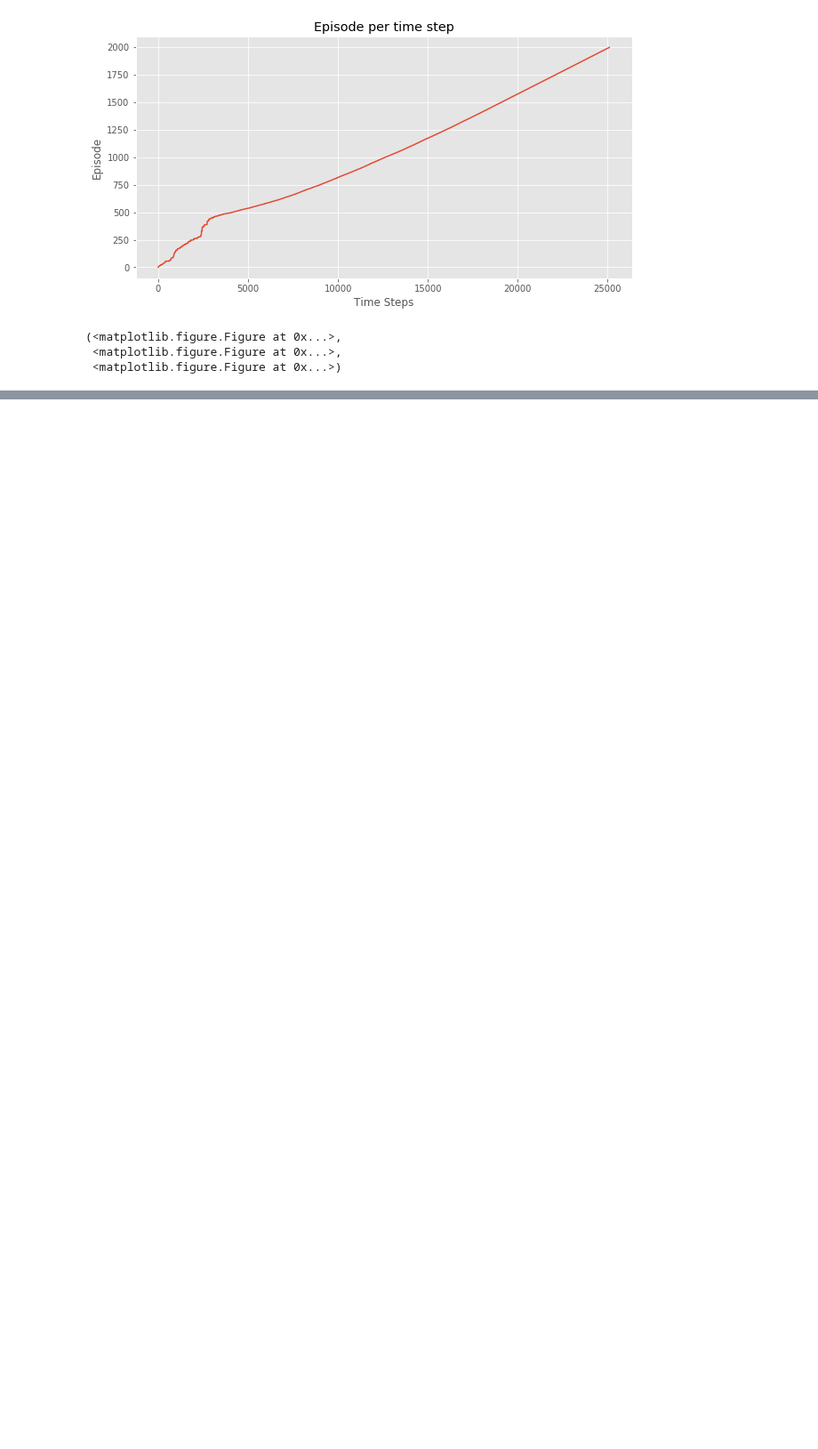
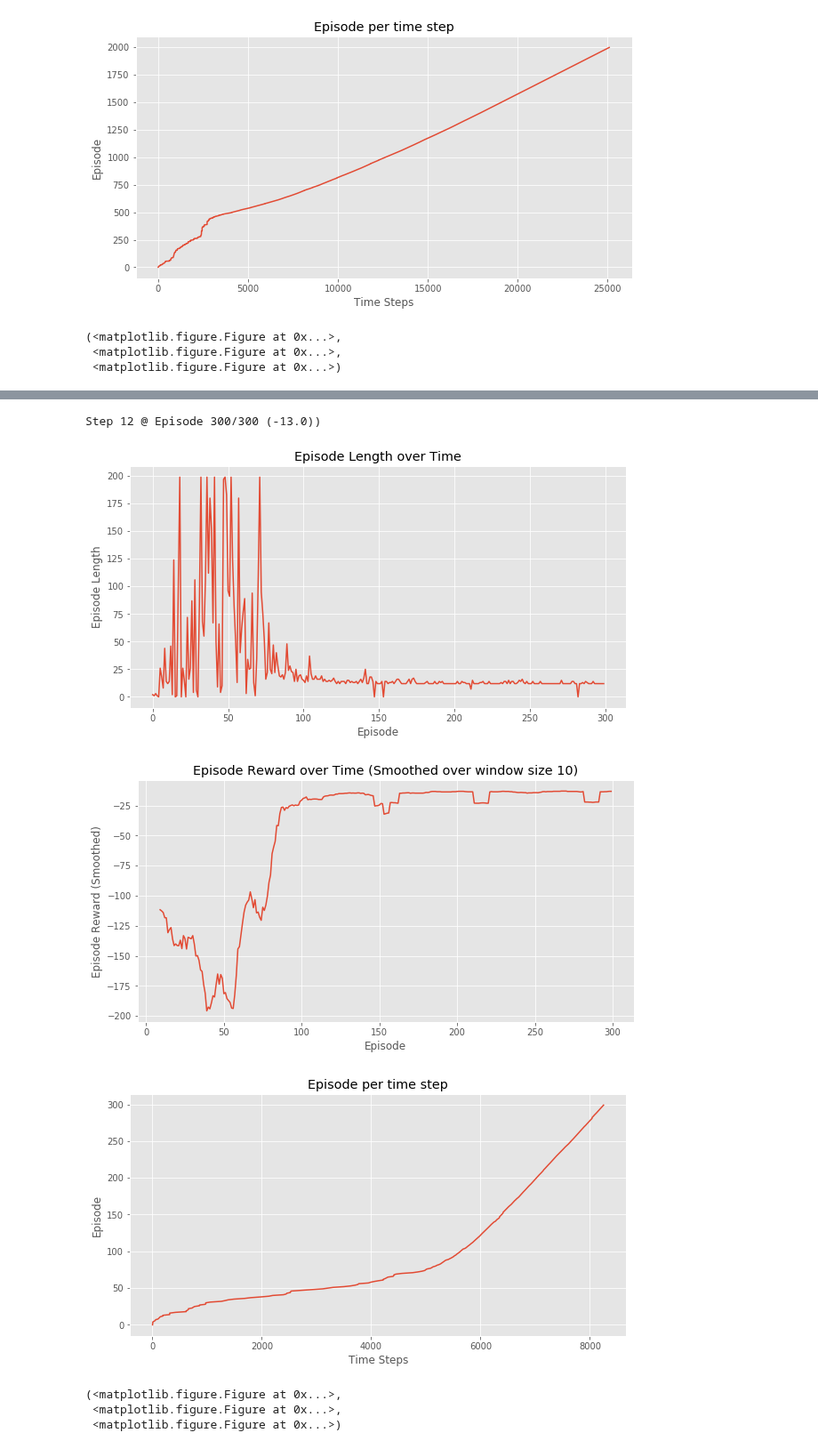
Before and after one commit to tuandnvn/learn-to-perform, a Jupyter notebook: notebooks/cliffwalk_reinforce_baseline.ipynb, the cells around one changed output, grey strips where cells are left out. Shown at 89% size. Drawn from its saved outputs; the diff is of its cells as text; code cells hidden in the pictures; blank space fills up the shorter version.

```diff
--- a/notebooks/cliffwalk_reinforce_baseline.ipynb
+++ b/notebooks/cliffwalk_reinforce_baseline.ipynb
@@ -527,0 +573,23 @@ plotting.plot_episode_stats(stats, smoothing_window=25)
+# %%
+tf.reset_default_graph()
+
+global_step = tf.Variable(0, name="global_step", trainable=False)
+policy_estimator = PolicyEstimator()
+value_estimator = ValueEstimator()
+
+with tf.Session() as sess:
+    sess.run(tf.global_variables_initializer())
+    # Note, due to randomness in the policy the number of episodes you need to learn a good
+    # policy may vary. ~2000-5000 seemed to work well for me.
+    stats2 = actor_critic_2(env, policy_estimator, value_estimator, 300)
+# %% [output]
+Step 12 @ Episode 300/300 (-13.0))
+# %%
+plotting.plot_episode_stats(stats2, smoothing_window=10)
+# %% [output]
+[figure, added]
+[figure, added]
+[figure, added]
+(<matplotlib.figure.Figure at 0x...>,
+ <matplotlib.figure.Figure at 0x...>,
+ <matplotlib.figure.Figure at 0x...>)
```
Also changed, not shown: parts of 5 cells of this notebook.
